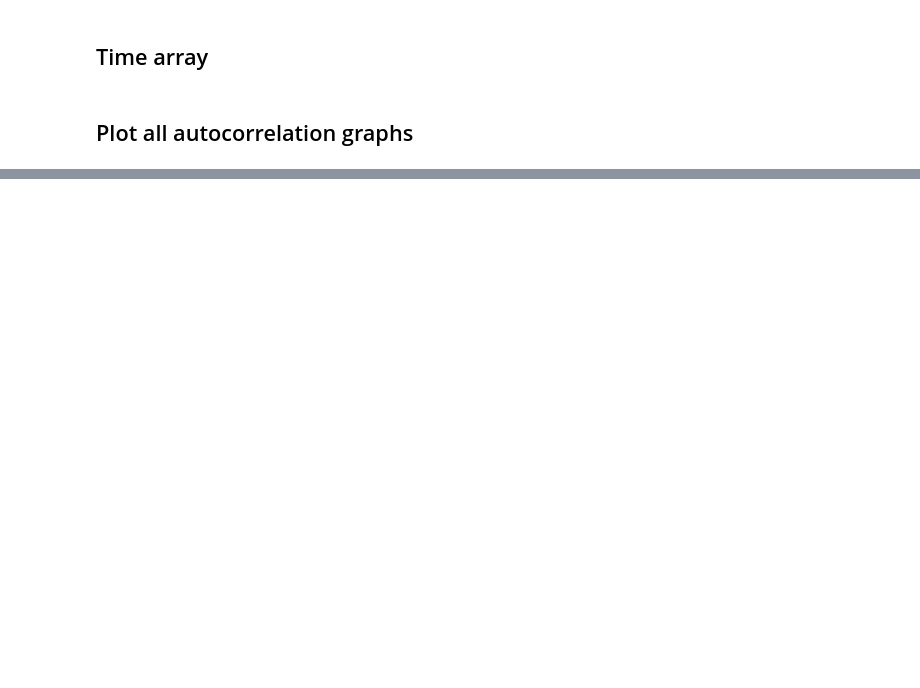
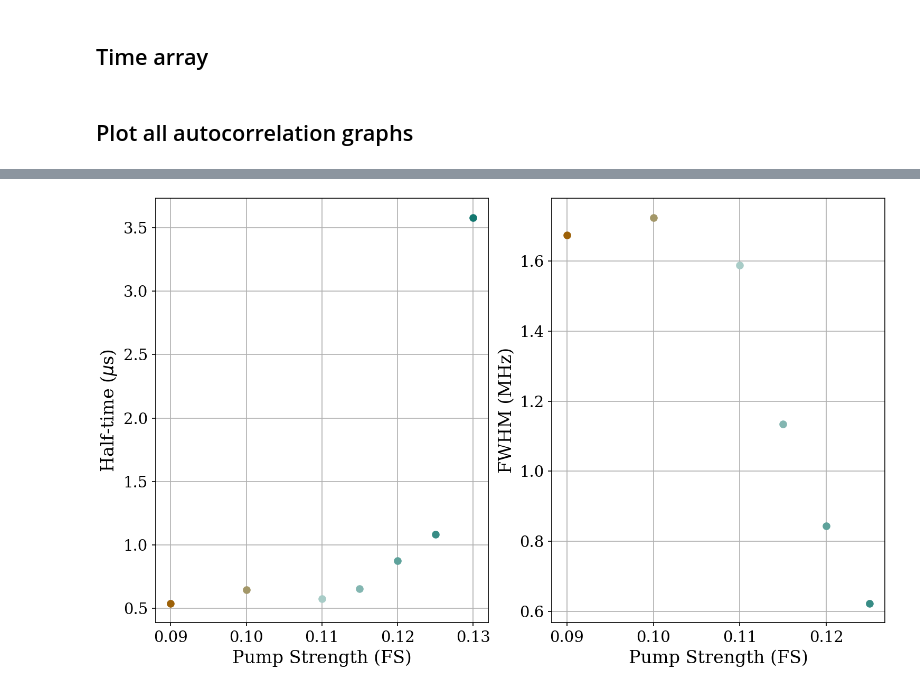
Before and after one commit to jaianandiyer690/Presto-Measurement-Scripts, a Jupyter notebook: LKIPA Measurements/Plot Autocorrelation.ipynb, the cells around one changed output, grey strips where cells are left out. Drawn from its saved outputs; the diff is of its cells as text; code cells hidden in the pictures; blank space fills up the shorter version.

```diff
--- a/LKIPA Measurements/Plot Autocorrelation.ipynb
+++ b/LKIPA Measurements/Plot Autocorrelation.ipynb
@@ -84,0 +189,68 @@ ax.legend(
+# %%
+# --- Half-time of autocorrelation per pump ---
+half_time_list = []
+for p_idx in range(len(pump_list)):
+    ac = autocorr_list[p_idx]
+    t_pos = t_arr[n_samples_RW // 2:]
+    ac_pos = ac[n_samples_RW // 2:]
+    ac_norm = ac_pos / ac_pos[0]
+    idx_half = np.searchsorted(-ac_norm, -0.5)
+    if idx_half == 0 or idx_half >= len(t_pos):
+        half_time_list.append(np.nan)
+    else:
+        t1, t2 = t_pos[idx_half - 1], t_pos[idx_half]
+        v1, v2 = ac_norm[idx_half - 1], ac_norm[idx_half]
+        t_half = t1 + (0.5 - v1) * (t2 - t1) / (v2 - v1)
+        half_time_list.append(t_half)
+half_time_list = np.array(half_time_list)
+
+# --- FWHM of PSD per pump ---
+fwhm_list = []
+for p_idx in range(len(pump_list)):
+    psd_sym = np.concatenate((PSD_list[p_idx][n_samples_RW // 2:],
+                               PSD_list[p_idx][:n_samples_RW // 2]))
+    psd_norm = psd_sym / np.max(psd_sym)
+    half_max = 0.5
+    left_half = psd_norm[:n_samples_RW // 2]
+    right_half = psd_norm[n_samples_RW // 2:]
+    above_left = np.where(left_half >= half_max)[0]
+    below_right = np.where(right_half <= half_max)[0]
+    if len(above_left) == 0 or len(below_right) == 0:
+        fwhm_list.append(np.nan)
+        continue
+    idx_left = above_left[0]
+    idx_right = n_samples_RW // 2 + below_right[0]
+    f1, f2 = f_arr[idx_left - 1], f_arr[idx_left]
+    v1, v2 = psd_norm[idx_left - 1], psd_norm[idx_left]
+    f_left = f1 + (half_max - v1) * (f2 - f1) / (v2 - v1)
+    f3, f4 = f_arr[idx_right - 1], f_arr[idx_right]
+    v3, v4 = psd_norm[idx_right - 1], psd_norm[idx_right]
+    f_right = f3 + (half_max - v3) * (f4 - f3) / (v4 - v3)
+    fwhm_list.append(f_right - f_left)
+fwhm_list = np.array(fwhm_list)
+
+# --- Plot half-time and FWHM vs pump power ---
+fig, (ax1, ax2) = plt.subplots(1, 2, figsize=(10, 6), dpi=150,
+                                constrained_layout=True)
+
+for p_idx, p in enumerate(pump_list):
+    color = cmap(norm(p))
+    ax1.plot(p, half_time_list[p_idx], color=color, marker='o', ls='--', lw=1)
+    ax2.plot(p, fwhm_list[p_idx],      color=color, marker='o', ls='--', lw=1)
+
+ax1.set_xlabel('Pump Strength (FS)')
+ax1.set_ylabel('Half-time ($\\mu$s)')
+ax1.grid()
+
+ax2.set_xlabel('Pump Strength (FS)')
+ax2.set_ylabel('FWHM (MHz)')
+ax2.grid()
+
+# sm = cm.ScalarMappable(cmap=cmap, norm=norm)
+# sm.set_array([])
+# cbar = fig.colorbar(sm, ax=[ax1, ax2])
+# cbar.set_label('Pump Strength (FS)')
+
+plt.show()
+# %% [output]
+[figure, added]
```
Also changed, not shown: parts of 8 cells of this notebook, 13 other files.
